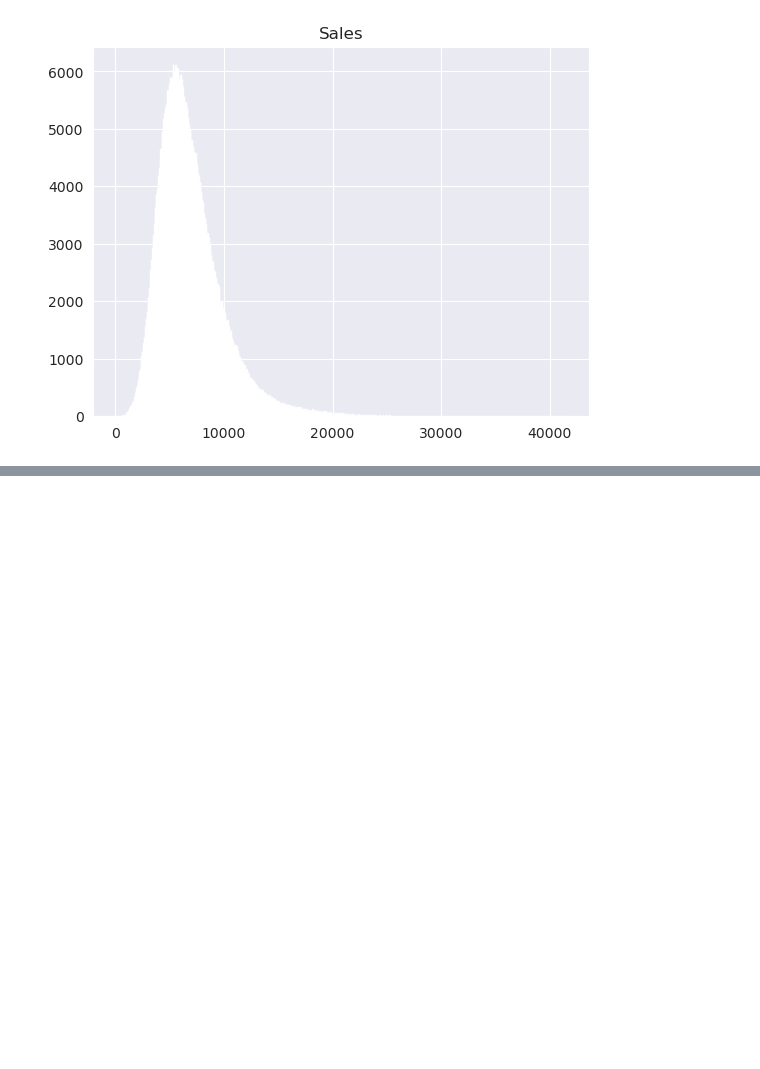
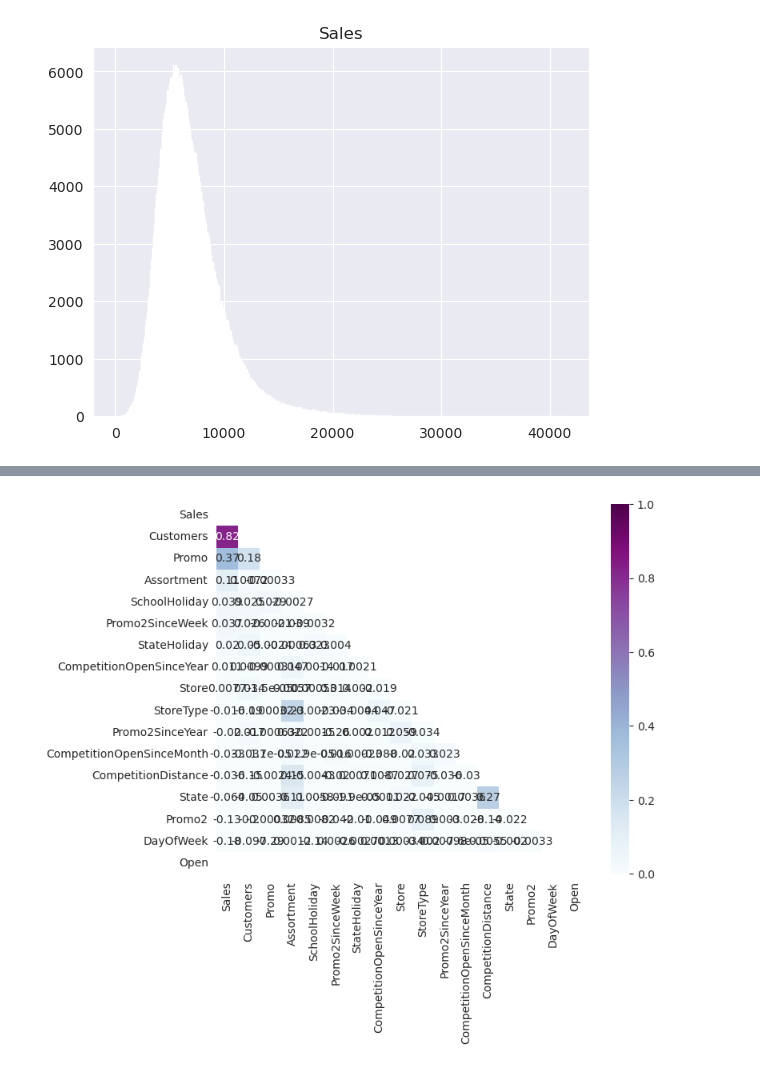
Before and after one commit to SzymKwiatkowski/eda-project, a Jupyter notebook: projekt.ipynb, the cells around one changed output, grey strips where cells are left out. Saved outputs shown, nothing was run; the diff lists cells and outputs as text; code cells hidden in the pictures; blank space fills up the shorter version.

```diff
--- a/projekt.ipynb
+++ b/projekt.ipynb
@@ -25,5 +87,19 @@ for file in files:
 stores_df = pd.concat(files[1:], axis=1)
 store_data = files[0]
 state_names = pd.read_csv(csvs_dir / 'state_names.csv')
+# %%
+def clear_df_from_nans(df: pd.DataFrame):
+    df.CompetitionDistance.fillna(stores_df.CompetitionDistance.mean(),inplace = True)
+    df.CompetitionOpenSinceMonth.fillna(method='bfill', axis=0,inplace = True)
+    df.CompetitionOpenSinceMonth.dropna(axis=0, inplace=True)
+    df.CompetitionOpenSinceYear.fillna(method='bfill', axis=0,inplace = True)
+    df.CompetitionOpenSinceYear.dropna(axis=0, inplace=True)
+    df.Promo2SinceWeek.fillna(method='bfill', axis=0,inplace = True)
+    df.Promo2SinceWeek.dropna(axis=0, inplace=True)
+    df.Promo2SinceYear.fillna(method='bfill', axis=0,inplace = True)
+    df.Promo2SinceYear.dropna(axis=0, inplace=True)
+    df.PromoInterval.fillna(method='bfill', axis=0, inplace = True)
+    df.PromoInterval.dropna(axis=0, inplace=True)
+    return df
 # %%
 def map_string_column(df: pd.DataFrame, column_name: str):
@@ -199,0 +290,6 @@ Na podstawie histogramów (pierwszy z małą ilością binów i drugi z dużą
+# %%
+merged_df = store_data.copy()
+merged_df = merged_df.merge(stores_df.reset_index(), on='Store', how='left')
+merged_df.drop(['index'], axis=1, inplace=True)
+merged_df = clear_df_from_nans(merged_df)
+merged_df
@@ -199,0 +310,4 @@ Na podstawie histogramów (pierwszy z małą ilością binów i drugi z dużą
+# %%
+correlation_map(merged_df, 'Sales', len(merged_df.columns))
+# %% [output]
+[figure, added]
```
Also changed, not shown: parts of 29 cells of this notebook, 1 other file.
